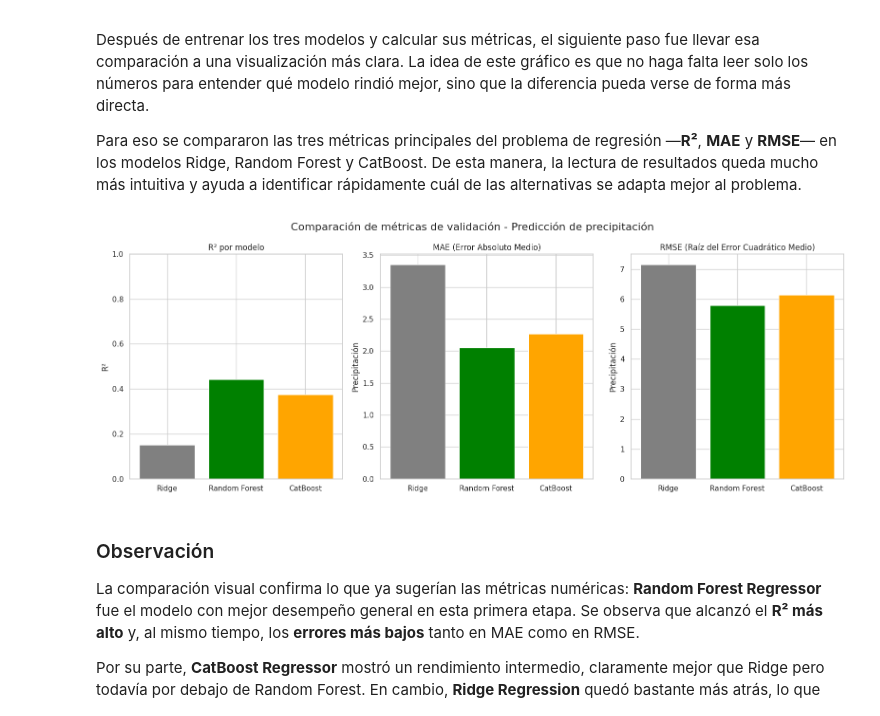
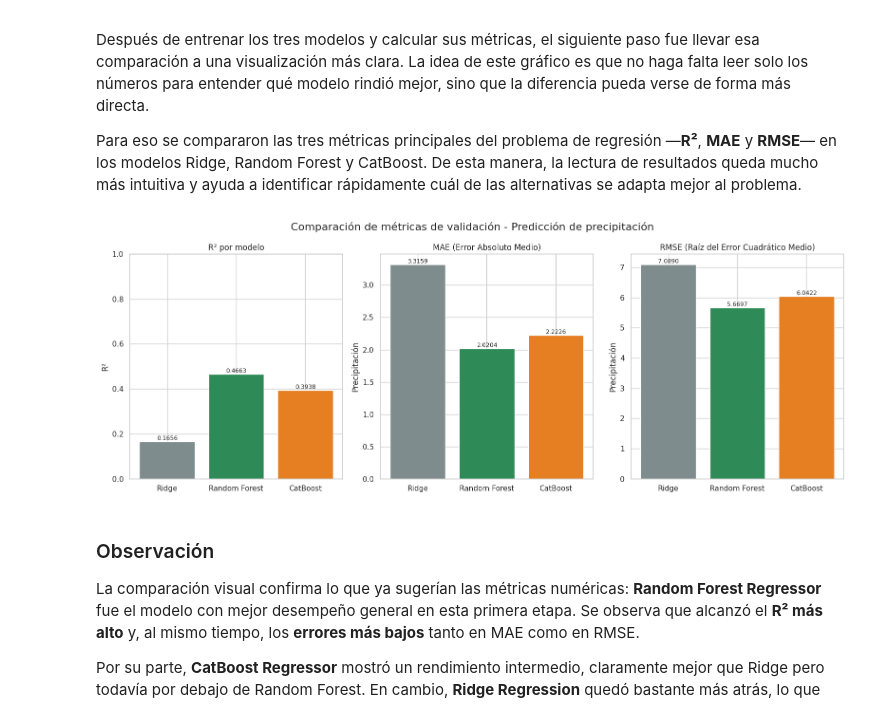
Before and after one commit to IvanSerem/ds2-proyecto-agricola, a Jupyter notebook: DataScienceII.ipynb, the cells around one changed output. Drawn from its saved outputs; the diff is of its cells as text; code cells hidden in the pictures.

```diff
--- a/DataScienceII.ipynb
+++ b/DataScienceII.ipynb
@@ -2623,35 +2680,61 @@ Para eso se compararon las tres métricas principales del problema de regresión
 # %%
 import matplotlib.pyplot as plt
 
-# Datos de resultados actuales
-modelos = ['Ridge', 'Random Forest', 'CatBoost']
-r2 = [0.1506, 0.4422, 0.3744]
-mae = [3.3516, 2.0516, 2.2683]
-rmse = [7.1525, 5.7962, 6.1380]
+# =====================================
+# MÉTRICAS FINALES - VERSIÓN SIN 'anio'
+# =====================================
+
+modelos = ["Ridge", "Random Forest", "CatBoost"]
+
+r2 = [0.1656, 0.4663, 0.3938]
+mae = [3.3159, 2.0204, 2.2226]
+rmse = [7.0890, 5.6697, 6.0422]
+
+# Colores por modelo
+colores = {
+    "Ridge": "#7f8c8d",          # gris
+    "Random Forest": "#2e8b57", # verde
+    "CatBoost": "#e67e22"       # naranja
+}
+
+lista_colores = [colores[m] for m in modelos]
 
 fig, ax = plt.subplots(1, 3, figsize=(16, 6))
 
 # R²
-ax[0].bar(modelos, r2, color=['gray', 'green', 'orange'])
-ax[0].set_title('R² por modelo')
+bars1 = ax[0].bar(modelos, r2, color=lista_colores)
+ax[0].set_title("R² por modelo")
 ax[0].set_ylim(0, 1)
-ax[0].set_ylabel('R²')
+ax[0].set_ylabel("R²")
 
 # MAE
-ax[1].bar(modelos, mae, color=['gray', 'green', 'orange'])
-ax[1].set_title('MAE (Error Absoluto Medio)')
-ax[1].set_ylabel('Precipitación')
+bars2 = ax[1].bar(modelos, mae, color=lista_colores)
+ax[1].set_title("MAE (Error Absoluto Medio)")
+ax[1].set_ylabel("Precipitación")
 
 # RMSE
-ax[2].bar(modelos, rmse, color=['gray', 'green', 'orange'])
-ax[2].set_title('RMSE (Raíz del Error Cuadrático Medio)')
-ax[2].set_ylabel('Precipitación')
+bars3 = ax[2].bar(modelos, rmse, color=lista_colores)
+ax[2].set_title("RMSE (Raíz del Error Cuadrático Medio)")
+ax[2].set_ylabel("Precipitación")
 
-plt.suptitle('Comparación de métricas de validación - Predicción de precipitación', fontsize=16)
+# Etiquetas arriba de cada barra
+for bars, axis in zip([bars1, bars2, bars3], ax):
+    for bar in bars:
+        height = bar.get_height()
+        axis.text(
+            bar.get_x() + bar.get_width() / 2,
+            height,
+            f"{height:.4f}",
+            ha="center",
+            va="bottom",
+            fontsize=9
+        )
+
+plt.suptitle("Comparación de métricas de validación - Predicción de precipitación", fontsize=16)
 plt.tight_layout()
 plt.show()
 # %% [output]
-[figure, old version]
+[figure, new version]
 # %% [markdown]
 ### Observación
 
```
Also changed, not shown: parts of 31 cells of this notebook.
